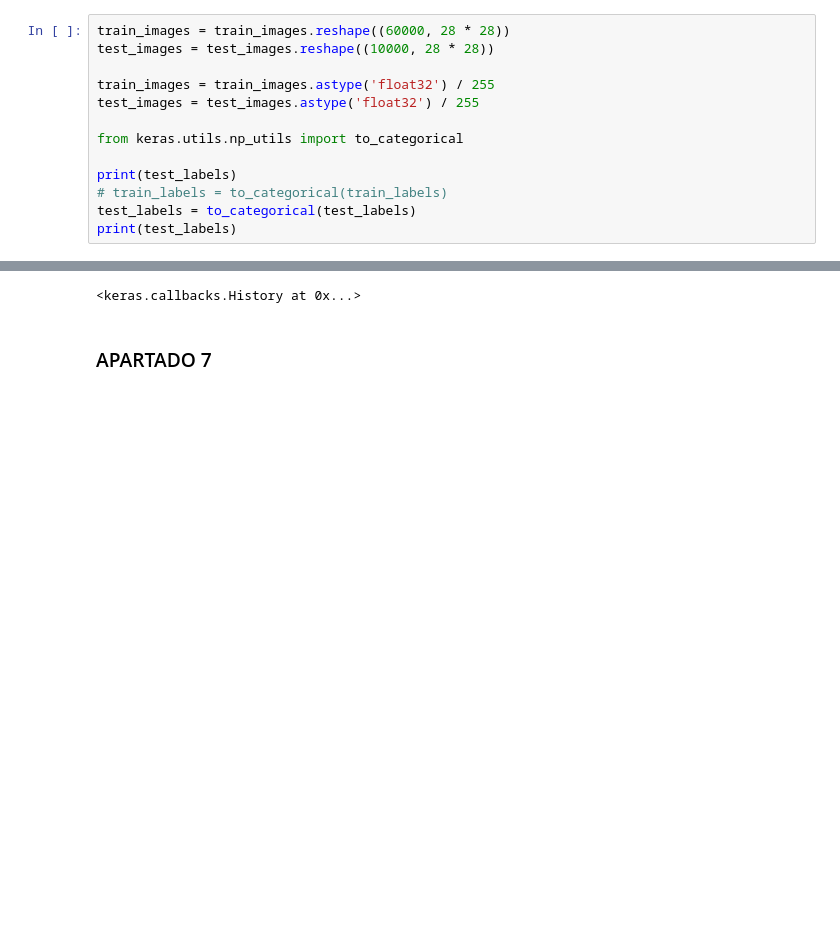
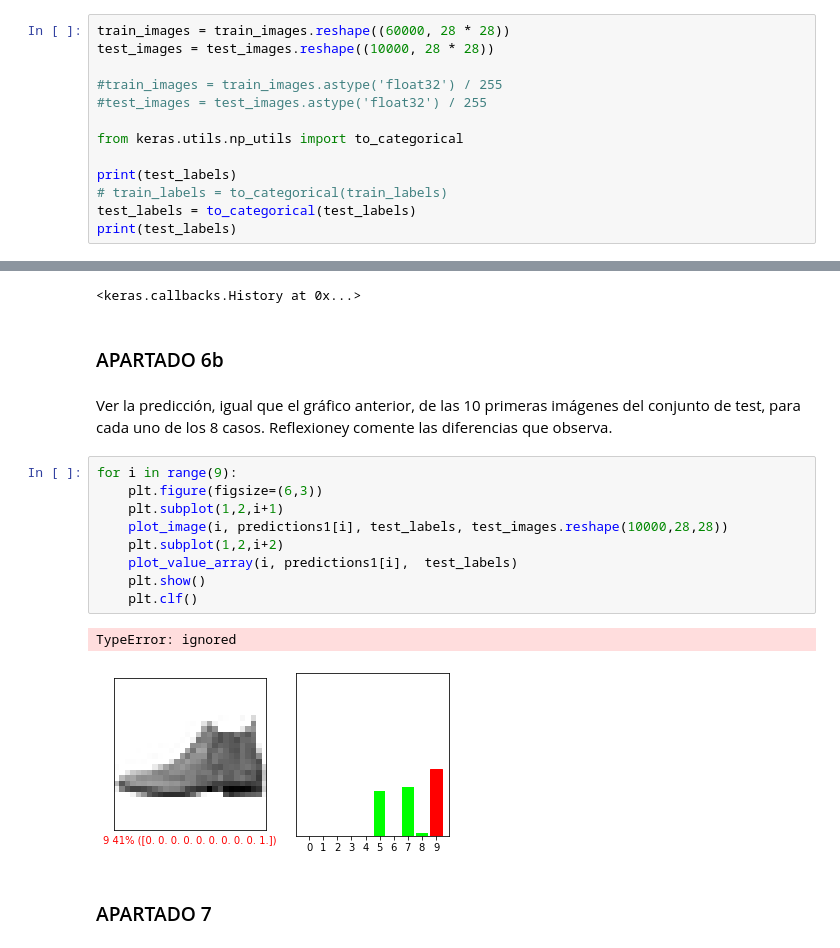
Before and after one commit to anamunoz01/AA_PRACTICA1_GRUPO_10, a Jupyter notebook: Practica1.ipynb, the cells around one changed output, grey strips where cells are left out. Cells and saved outputs as stored; diff of their text form; blank space fills up the shorter version.

```diff
--- a/Practica1.ipynb
+++ b/Practica1.ipynb
@@ -388,8 +388,8 @@ plt.show()
 train_images = train_images.reshape((60000, 28 * 28))
 test_images = test_images.reshape((10000, 28 * 28))
 
-train_images = train_images.astype('float32') / 255
-test_images = test_images.astype('float32') / 255
+#train_images = train_images.astype('float32') / 255
+#test_images = test_images.astype('float32') / 255
 
 from keras.utils.np_utils import to_categorical
 
@@ -630,6 +639,22 @@ Epoch 24/25
 Epoch 25/25
 469/469 [==============================] - 1s 2ms/step - loss: 0.3821 - accuracy: 0.8650
 <keras.callbacks.History at 0x...>
+# %% [markdown]
+### APARTADO 6b
+# %% [markdown]
+Ver la predicción, igual que el gráfico anterior, de las 10 primeras imágenes del conjunto de test, para cada uno de los 8 casos. Reflexioney comente las diferencias que observa.
+# %%
+for i in range(9):
+    plt.figure(figsize=(6,3))
+    plt.subplot(1,2,i+1)
+    plot_image(i, predictions1[i], test_labels, test_images.reshape(10000,28,28))
+    plt.subplot(1,2,i+2)
+    plot_value_array(i, predictions1[i],  test_labels)
+    plt.show()
+    plt.clf()
+# %% [output]
+TypeError: ignored
+[figure, added]
 # %% [markdown]
 ### APARTADO 7
 # %% [markdown]
```
Also changed, not shown: parts of 1 cell of this notebook.
